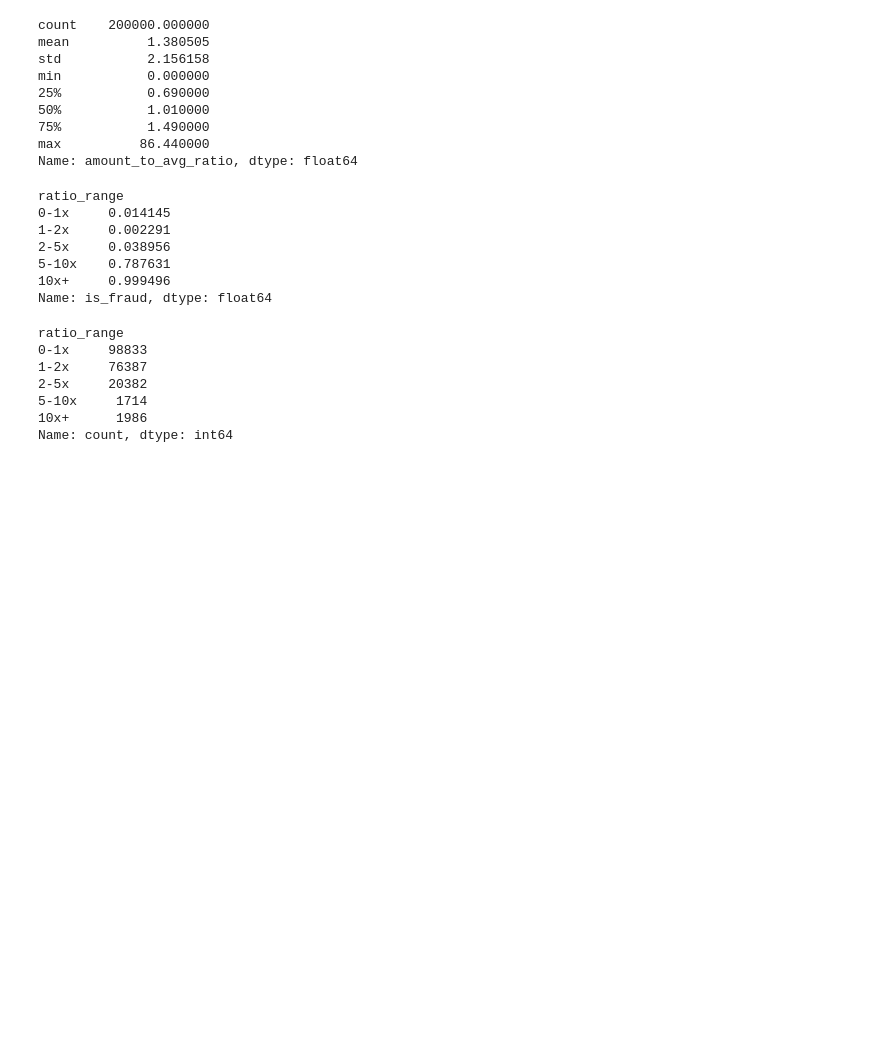
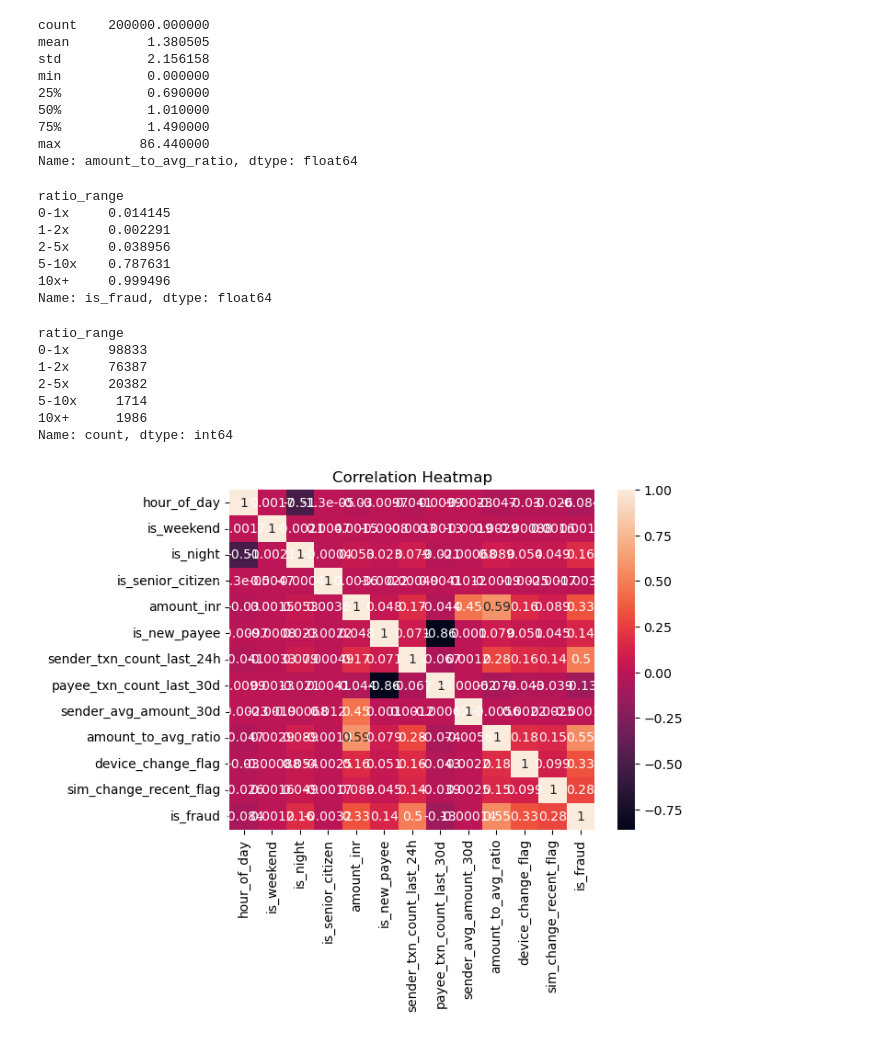
Before and after one commit to mrx000777/upi-fraud-detection, a Jupyter notebook: notebooks/fraud.ipynb, the cells around one changed output. Cells and saved outputs as stored; diff of their text form; code cells hidden in the pictures; blank space fills up the shorter version.

```diff
--- a/notebooks/fraud.ipynb
+++ b/notebooks/fraud.ipynb
@@ -353,4 +353,9 @@ Name: count, dtype: int64
 # %%
 corr = df.corr(numeric_only=True)
 # %%
+import seaborn as sns
 sns.heatmap(corr, annot=True)
+plt.title("Correlation Heatmap")
+plt.show()
+# %% [output]
+[figure, added]
```
Also changed, not shown: parts of 10 cells of this notebook.
